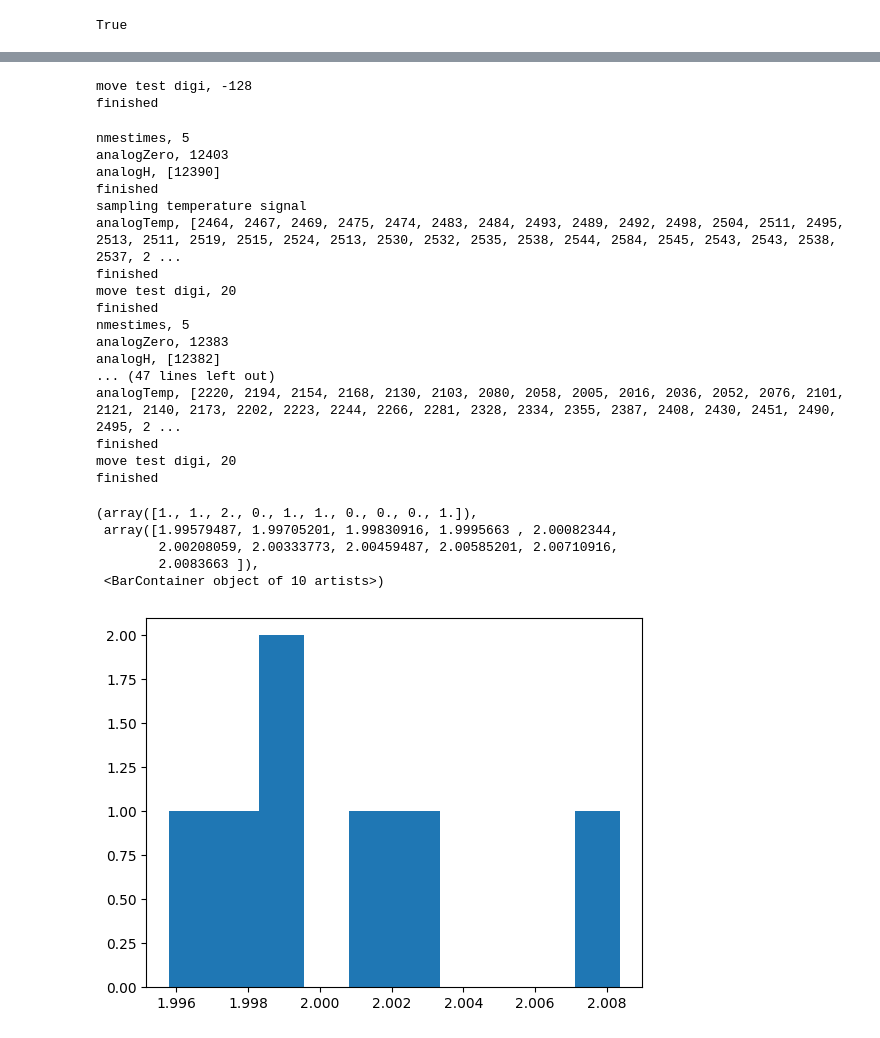
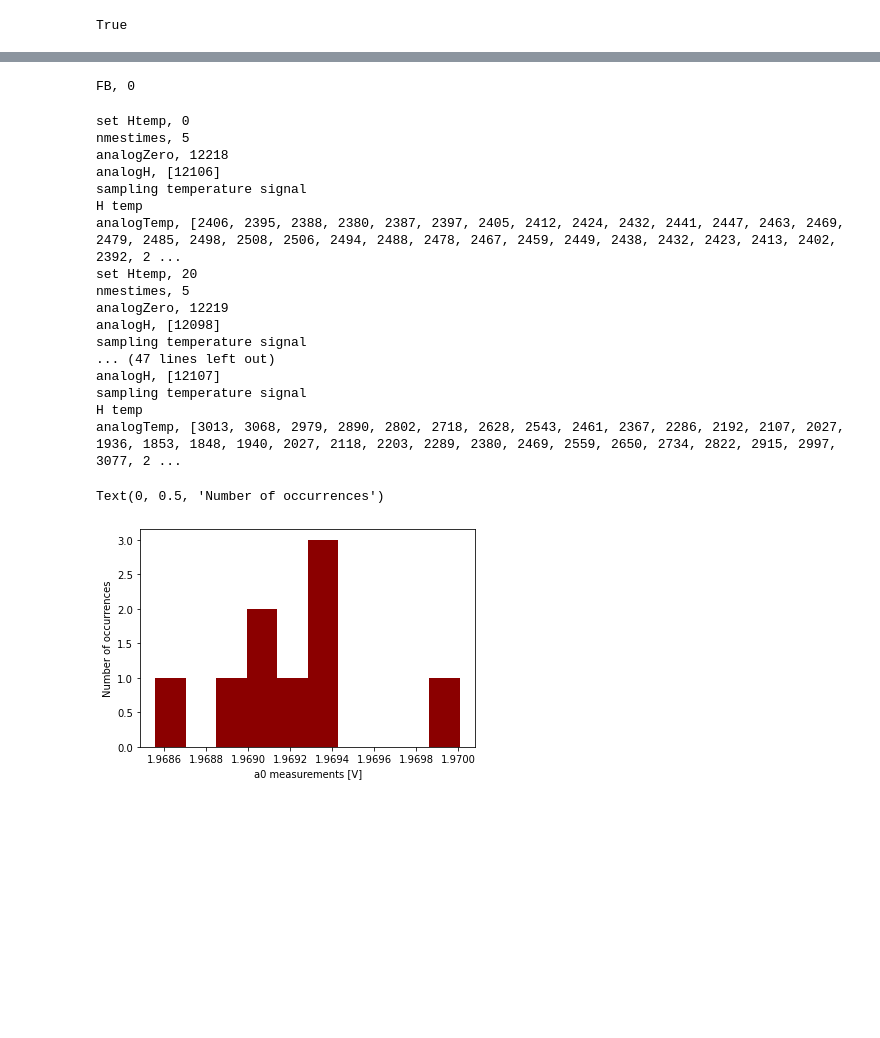
Before and after one commit to laltman2/RKM, a Jupyter notebook: Check_Twave.ipynb, the cells around one changed output, grey strips where cells are left out. Drawn from its saved outputs; the diff is of its cells as text; code cells hidden in the pictures; blank space fills up the shorter version.

```diff
--- a/Check_Twave.ipynb
+++ b/Check_Twave.ipynb
@@ -15,5 +29,5 @@ import random
 # %%
-port = "/dev/cu.usbmodem1101"  # Replace with your serial port
+port = "/dev/ttyACM1"  # Replace with your serial port
 baudrate = 250000
 ser = serial.Serial(port, baudrate)
 ser.is_open
@@ -44,63 +37,65 @@ Graph with 4 nodes and 3 edges
 aConvert = (3.3)/(4095.)
 # %%
 RW = ReadWrite(ser)
-# %%
-RW.send_recieve("mvtst;-128;")
-# %% [output]
-move test digi, -128
-finished
+# %%
+RW.send_recieve("fb;0;")
+# %% [output]
+FB, 0
 # %%
-digival = 0
-deltadigi = 20
+isH = 1
+digivals = [0, 20, 50, 70, 90, 100, 110, 120, 128]
 results = []
-for i in range(7):
+for digival in digivals:
+    #print("1")
+    if isH:
+        tempside = 'h'
+    else:
+        tempside = 'v'
+
+    #print("2")
+    RW.send_recieve("set{}temp;{};".format(tempside, digival))
+    time.sleep(1)
+    #print("3")
     RW.clear_output()
     time.sleep(1)
     RW.send_message("ames;0;")
+    time.sleep(1)
     out = RW.measure()
 
     a0 = float(out['analogZero'])/int(out['nmestimes'])*aConvert
 
     time.sleep(1)
-    RW.send_message("sampletemp;1000;1;")
+    RW.send_message("sampletemp;500;10;{};".format(isH))
     out = RW.measure()
 
     tempSig = [x*aConvert for x in out['analogTemp']]
 
-    localresult = {'digi': digival, 'a0': a0, 'tempSig': tempSig}
+    localresult = {'digi': digival, 'a0': a0, 'tempSig': tempSig, 'tempSide': tempside}
     results.append(localresult)
-
-    # plt.plot(tempSig, label=digival)
-    # plt.hlines(a0, 0, len(tempSig))
     time.sleep(1)
-    RW.send_recieve("mvtst;{};".format(deltadigi))
-    time.sleep(1)
-    digival += deltadigi
 # %% [output]
+set Htemp, 0
 nmestimes, 5
-analogZero, 12403
-analogH, [12390]
-finished
+analogZero, 12218
+analogH, [12106]
 sampling temperature signal
-analogTemp, [2464, 2467, 2469, 2475, 2474, 2483, 2484, 2493, 2489, 2492, 2498, 2504, 2511, 2495, 2513, 2511, 2519, 2515, 2524, 2513, 2530, 2532, 2535, 2538, 2544, 2584, 2545, 2543, 2543, 2538, 2537, 2 ...
-finished
-move test digi, 20
-finished
+H temp
+analogTemp, [2406, 2395, 2388, 2380, 2387, 2397, 2405, 2412, 2424, 2432, 2441, 2447, 2463, 2469, 2479, 2485, 2498, 2508, 2506, 2494, 2488, 2478, 2467, 2459, 2449, 2438, 2432, 2423, 2413, 2402, 2392, 2 ...
+set Htemp, 20
 nmestimes, 5
-analogZero, 12383
-analogH, [12382]
+analogZero, 12219
+analogH, [12098]
+sampling temperature signal
 ... (47 lines left out)
-analogTemp, [2220, 2194, 2154, 2168, 2130, 2103, 2080, 2058, 2005, 2016, 2036, 2052, 2076, 2101, 2121, 2140, 2173, 2202, 2223, 2244, 2266, 2281, 2328, 2334, 2355, 2387, 2408, 2430, 2451, 2490, 2495, 2 ...
-finished
-move test digi, 20
-finished
+analogH, [12107]
+sampling temperature signal
+H temp
+analogTemp, [3013, 3068, 2979, 2890, 2802, 2718, 2628, 2543, 2461, 2367, 2286, 2192, 2107, 2027, 1936, 1853, 1848, 1940, 2027, 2118, 2203, 2289, 2380, 2469, 2559, 2650, 2734, 2822, 2915, 2997, 3077, 2 ...
 # %%
-plt.hist([x['a0'] for x in results])
+plt.hist([x['a0'] for x in results], color='darkred')
+plt.xlabel('a0 measurements [V]')
+plt.ylabel('Number of occurrences')
 # %% [output]
-(array([1., 1., 2., 0., 1., 1., 0., 0., 0., 1.]),
- array([1.99579487, 1.99705201, 1.99830916, 1.9995663 , 2.00082344,
-        2.00208059, 2.00333773, 2.00459487, 2.00585201, 2.00710916,
-        2.0083663 ]),
- <BarContainer object of 10 artists>)
+Text(0, 0.5, 'Number of occurrences')
-[figure, old version]
+[figure, new version]
 # %%
```
Also changed, not shown: parts of 10 cells of this notebook, 1 other file.
